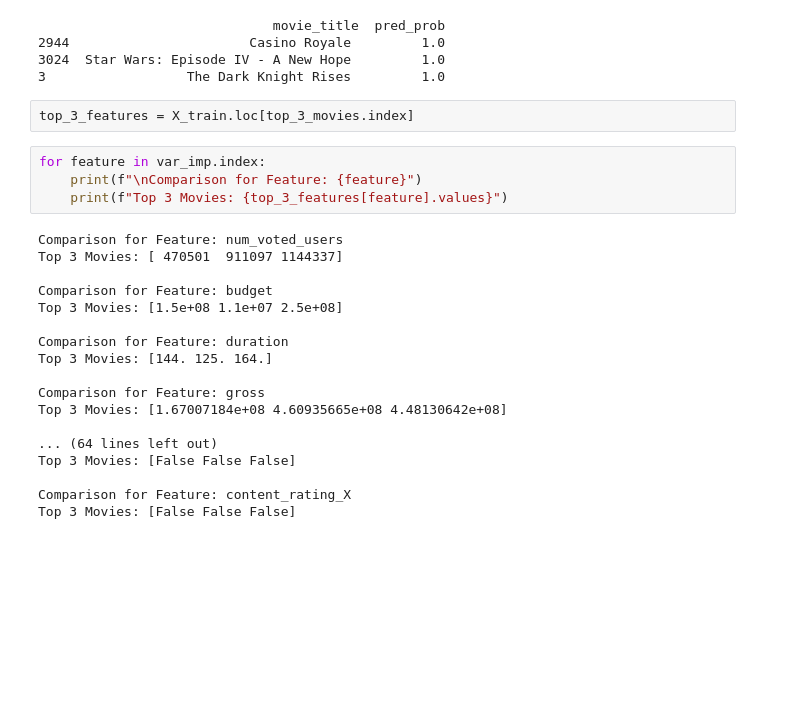
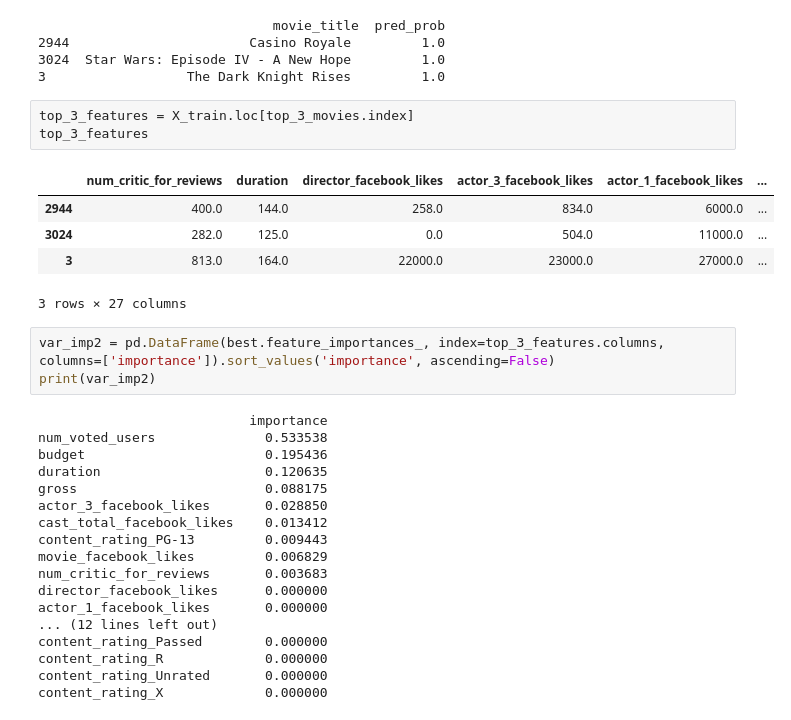
Before and after one commit to PatrickHo718/DS-3021, a Jupyter notebook: 08_DT_Class/production_lab.ipynb, the cells around one changed output. Cells and saved outputs as stored; diff of their text form; blank space fills up the shorter version.

```diff
--- a/08_DT_Class/production_lab.ipynb
+++ b/08_DT_Class/production_lab.ipynb
@@ -254,25 +253,31 @@ print(top_3_movies[['movie_title', 'pred_prob']])
 3                  The Dark Knight Rises         1.0
 # %%
 top_3_features = X_train.loc[top_3_movies.index]
+top_3_features
+# %% [output]
+|  | num_critic_for_reviews | duration | director_facebook_likes | actor_3_facebook_likes | actor_1_facebook_likes | ... |
+| 2944 | 400.0 | 144.0 | 258.0 | 834.0 | 6000.0 | ... |
+| 3024 | 282.0 | 125.0 | 0.0 | 504.0 | 11000.0 | ... |
+| 3 | 813.0 | 164.0 | 22000.0 | 23000.0 | 27000.0 | ... |
+3 rows × 27 columns
-# %%
-for feature in var_imp.index:
-    print(f"\nComparison for Feature: {feature}")
-    print(f"Top 3 Movies: {top_3_features[feature].values}")
-# %% [output]
-Comparison for Feature: num_voted_users
-Top 3 Movies: [ 470501  911097 1144337]
-
-Comparison for Feature: budget
-Top 3 Movies: [1.5e+08 1.1e+07 2.5e+08]
-
-Comparison for Feature: duration
-Top 3 Movies: [144. 125. 164.]
-
-Comparison for Feature: gross
-Top 3 Movies: [1.67007184e+08 4.60935665e+08 4.48130642e+08]
-
-... (64 lines left out)
-Top 3 Movies: [False False False]
-
-Comparison for Feature: content_rating_X
-Top 3 Movies: [False False False]
+# %%
+var_imp2 = pd.DataFrame(best.feature_importances_, index=top_3_features.columns, columns=['importance']).sort_values('importance', ascending=False)
+print(var_imp2)
+# %% [output]
+                           importance
+num_voted_users              0.533538
+budget                       0.195436
+duration                     0.120635
+gross                        0.088175
+actor_3_facebook_likes       0.028850
+cast_total_facebook_likes    0.013412
+content_rating_PG-13         0.009443
+movie_facebook_likes         0.006829
+num_critic_for_reviews       0.003683
+director_facebook_likes      0.000000
+actor_1_facebook_likes       0.000000
+... (12 lines left out)
+content_rating_Passed        0.000000
+content_rating_R             0.000000
+content_rating_Unrated       0.000000
+content_rating_X             0.000000
```
Also changed, not shown: parts of 5 cells of this notebook.
